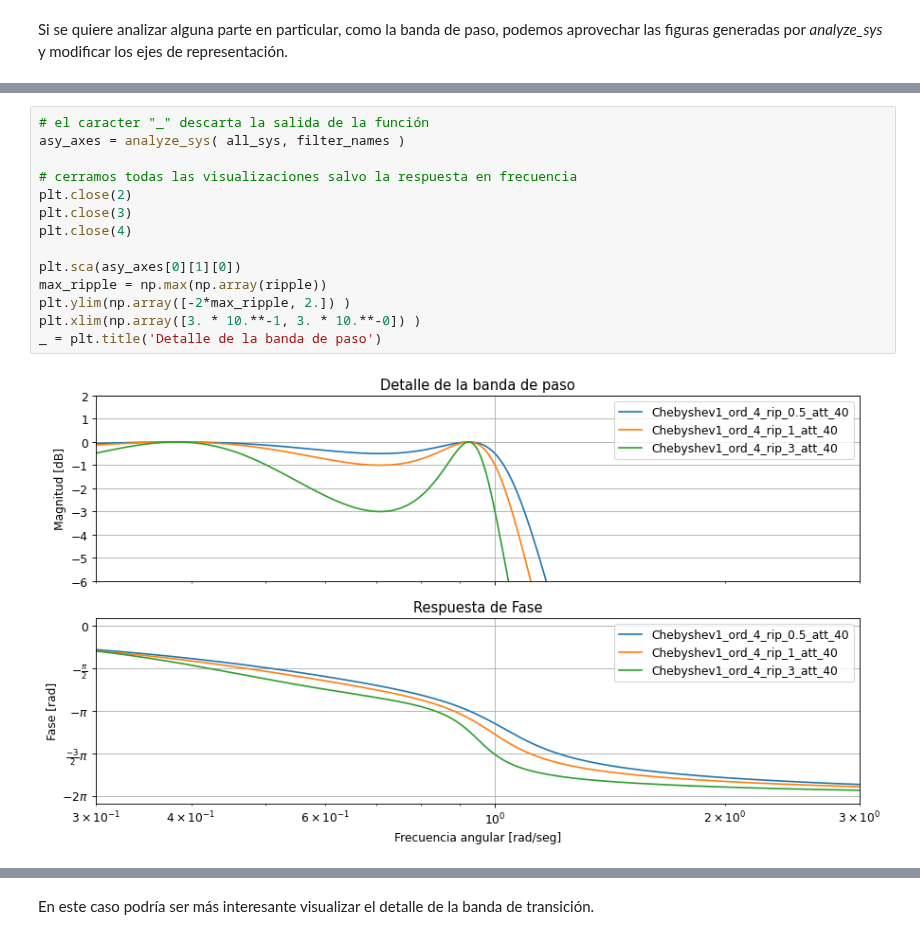
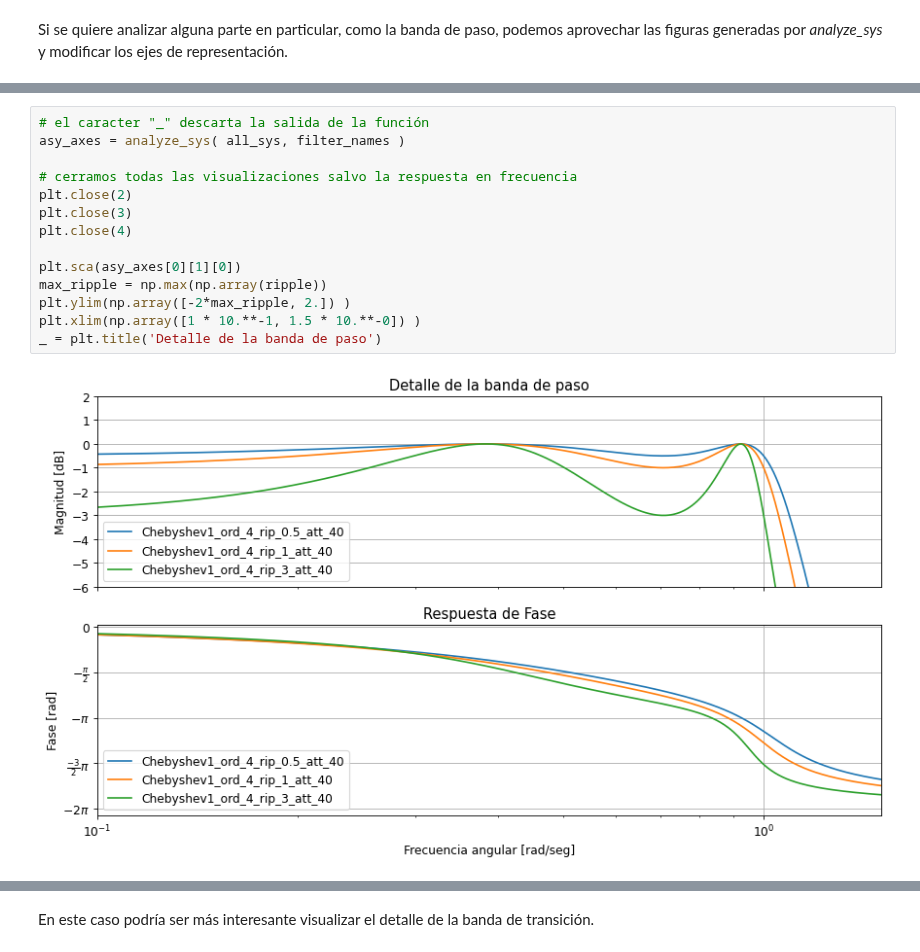
Before and after one commit to marianux/pytc2, a Jupyter notebook: docs/notebooks/ejnb_ComparativaOrdenes.ipynb, the cells around one changed output, grey strips where cells are left out. Drawn from its saved outputs; the diff is of its cells as text.

```diff
--- a/docs/notebooks/ejnb_ComparativaOrdenes.ipynb
+++ b/docs/notebooks/ejnb_ComparativaOrdenes.ipynb
@@ -287,19 +304,19 @@ $\displaystyle   \frac{0.1612 }{s^2 + s \frac{0.4427}{1.076} + 0.4427^2} . \frac
 # %%
 # el caracter "_" descarta la salida de la función
 asy_axes = analyze_sys( all_sys, filter_names )
 
 # cerramos todas las visualizaciones salvo la respuesta en frecuencia
 plt.close(2)
 plt.close(3)
 plt.close(4)
 
 plt.sca(asy_axes[0][1][0])
 max_ripple = np.max(np.array(ripple))
 plt.ylim(np.array([-2*max_ripple, 2.]) )
-plt.xlim(np.array([3. * 10.**-1, 3. * 10.**-0]) )
+plt.xlim(np.array([1 * 10.**-1, 1.5 * 10.**-0]) )
 _ = plt.title('Detalle de la banda de paso')
 # %% [output]
-[figure, old version]
+[figure, new version]
 # %%
 
 #aprox_name = 'Butterworth'
```
Also changed, not shown: parts of 15 cells of this notebook, 5 other files.
